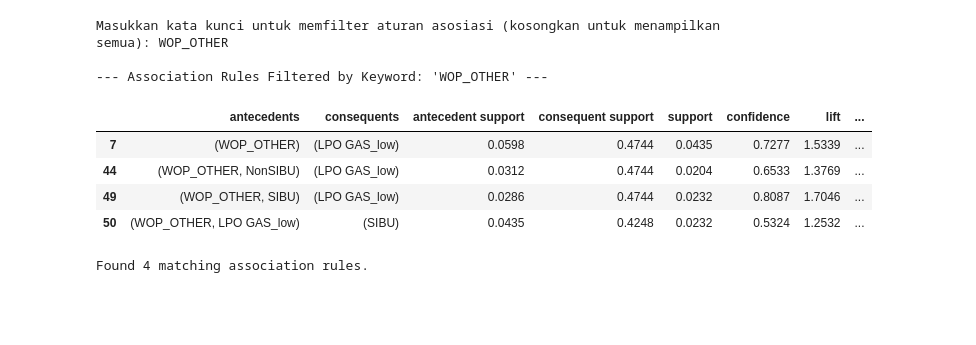
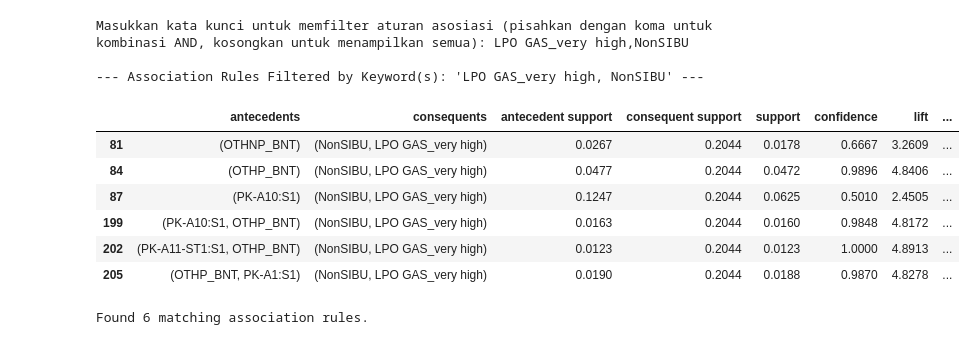
Before and after one commit to ridoya09/Proyek-Analisis-Data, a Jupyter notebook: Apriori/Engine_Apriori_LPO.ipynb, the cells around one changed output. Drawn from its saved outputs; the diff is of its cells as text; code cells hidden in the pictures; blank space fills up the shorter version.

```diff
--- a/Apriori/Engine_Apriori_LPO.ipynb
+++ b/Apriori/Engine_Apriori_LPO.ipynb
@@ -536,11 +619,11 @@ if 'process_data_with_kmeans' not in globals():
     cluster_info = {} # Initialize to prevent errors
 else:
     # Define the file path and k value here before calling the function
-    file_path = "/content/drive/MyDrive/Proyekan Mas Ivan/SF Jan-Aug 2025.xlsx"
+    file_path = "/content/drive/MyDrive/Proyekan Mas Ivan/Shortfall2.xlsx"
     # Assuming k is available from cell OjdosFsFr7kn. If not, set a default.
     if 'k' not in globals():
         # print("Variable 'k' not found, using default k=5 for categorization.") # Commented out
-        k_value = 3
+        k_value = 5
     else:
         k_value = globals()['k']
 
@@ -811,7 +929,7 @@ else:
     else:
         # Define the columns to select for Apriori analysis
         # This list will need to be determined or provided by the user/UI in a web app
-        selected_columns_for_apriori = ['EVENTDAYWELLNAME', 'LPO GAS KATEGORI','EVENTNAME']
+        selected_columns_for_apriori = ['EVENTDAYWELLNAME', 'LPO GAS KATEGORI','EVENTNAME','SIBU/NonSIBU']
 
         # Define Apriori parameters
         min_support_value = 0.01
@@ -903,45 +1048,53 @@ Found a total of 1067 association rules. Displaying top 10.
 
 # Ensure the function filter_association_rules_by_keyword is defined (e.g., by running cell 22dfe91b)
 if 'filter_association_rules_by_keyword' not in globals():
     print("Error: Function 'filter_association_rules_by_keyword' not found. Please run the cell containing the function definitions (22dfe91b) first.")
 else:
     # Ensure rules DataFrame is available from the Apriori step (-upNqgRvkzhz)
     if 'rules' not in locals() and 'rules' not in globals() or (('rules' in locals() or 'rules' in globals()) and rules.empty):
         print("DataFrame 'rules' not found or is empty. Please run the Apriori step (-upNqgRvkzhz) first.")
     else:
-        # Define the keyword for filtering (replace with desired keyword or empty string)
-        # In a web app, this keyword would come from user input in the UI
-        filter_keyword = input("Masukkan kata kunci untuk memfilter aturan asosiasi (kosongkan untuk menampilkan semua): ")
+        # Define the keyword(s) for filtering (replace with desired keyword or empty string)
+        # In a web app, this keyword(s) would come from user input in the UI
 
-        print(f"\n--- Association Rules Filtered by Keyword: '{filter_keyword}' ---")
+        # Modified to accept comma-separated keywords and create a list
+        filter_keywords_input = input("Masukkan kata kunci untuk memfilter aturan asosiasi (pisahkan dengan koma untuk kombinasi AND, kosongkan untuk menampilkan semua): ")
+        # Split the input string by comma and strip whitespace to get a list of keywords
+        filter_keywords_list = [kw.strip() for kw in filter_keywords_input.split(',') if kw.strip()] if filter_keywords_input else []
+
+
+        print(f"\n--- Association Rules Filtered by Keyword(s): '{', '.join(filter_keywords_list)}' ---")
 
         # Call the function to get filtered rules
-        filtered_rules_df = filter_association_rules_by_keyword(rules, filter_keyword)
+        # Pass the list of keywords to the function
+        filtered_rules_df = filter_association_rules_by_keyword(rules, filter_keywords_list)
 
         # Display the filtered rules DataFrame
         if not filtered_rules_df.empty:
             # Format numerical columns for better readability before displaying
             pd.options.display.float_format = '{:,.4f}'.format
             display(filtered_rules_df)
             print(f"\nFound {len(filtered_rules_df)} matching association rules.")
 
         else:
-            if filter_keyword:
-                print(f"No association rules found containing the keyword '{filter_keyword}'.")
+            if filter_keywords_list:
+                print(f"No association rules found containing all keywords: {', '.join(filter_keywords_list)}.")
             else:
                  # This case should ideally not be reached if rules is not empty,
-                 # as filter_association_rules_by_keyword returns rules_df.copy() for empty keyword
+                 # as filter_association_rules_by_keyword returns rules_df.copy() for empty keyword list
                  print("No association rules found in the input DataFrame.")
 
 
 # Note: The filtered_rules_df is now available in the global scope after the function call (if successful)
 # %% [output]
-Masukkan kata kunci untuk memfilter aturan asosiasi (kosongkan untuk menampilkan semua): WOP_OTHER
+Masukkan kata kunci untuk memfilter aturan asosiasi (pisahkan dengan koma untuk kombinasi AND, kosongkan untuk menampilkan semua): LPO GAS_very high,NonSIBU
 
---- Association Rules Filtered by Keyword: 'WOP_OTHER' ---
+--- Association Rules Filtered by Keyword(s): 'LPO GAS_very high, NonSIBU' ---
 |  | antecedents | consequents | antecedent support | consequent support | support | confidence | lift | ... |
-| 7 | (WOP_OTHER) | (LPO GAS_low) | 0.0598 | 0.4744 | 0.0435 | 0.7277 | 1.5339 | ... |
-| 44 | (WOP_OTHER, NonSIBU) | (LPO GAS_low) | 0.0312 | 0.4744 | 0.0204 | 0.6533 | 1.3769 | ... |
-| 49 | (WOP_OTHER, SIBU) | (LPO GAS_low) | 0.0286 | 0.4744 | 0.0232 | 0.8087 | 1.7046 | ... |
-| 50 | (WOP_OTHER, LPO GAS_low) | (SIBU) | 0.0435 | 0.4248 | 0.0232 | 0.5324 | 1.2532 | ... |
+| 81 | (OTHNP_BNT) | (NonSIBU, LPO GAS_very high) | 0.0267 | 0.2044 | 0.0178 | 0.6667 | 3.2609 | ... |
+| 84 | (OTHP_BNT) | (NonSIBU, LPO GAS_very high) | 0.0477 | 0.2044 | 0.0472 | 0.9896 | 4.8406 | ... |
+| 87 | (PK-A10:S1) | (NonSIBU, LPO GAS_very high) | 0.1247 | 0.2044 | 0.0625 | 0.5010 | 2.4505 | ... |
+| 199 | (PK-A10:S1, OTHP_BNT) | (NonSIBU, LPO GAS_very high) | 0.0163 | 0.2044 | 0.0160 | 0.9848 | 4.8172 | ... |
+| 202 | (PK-A11-ST1:S1, OTHP_BNT) | (NonSIBU, LPO GAS_very high) | 0.0123 | 0.2044 | 0.0123 | 1.0000 | 4.8913 | ... |
+| 205 | (OTHP_BNT, PK-A1:S1) | (NonSIBU, LPO GAS_very high) | 0.0190 | 0.2044 | 0.0188 | 0.9870 | 4.8278 | ... |
-Found 4 matching association rules.
+Found 6 matching association rules.
```
Also changed, not shown: parts of 23 cells of this notebook.
